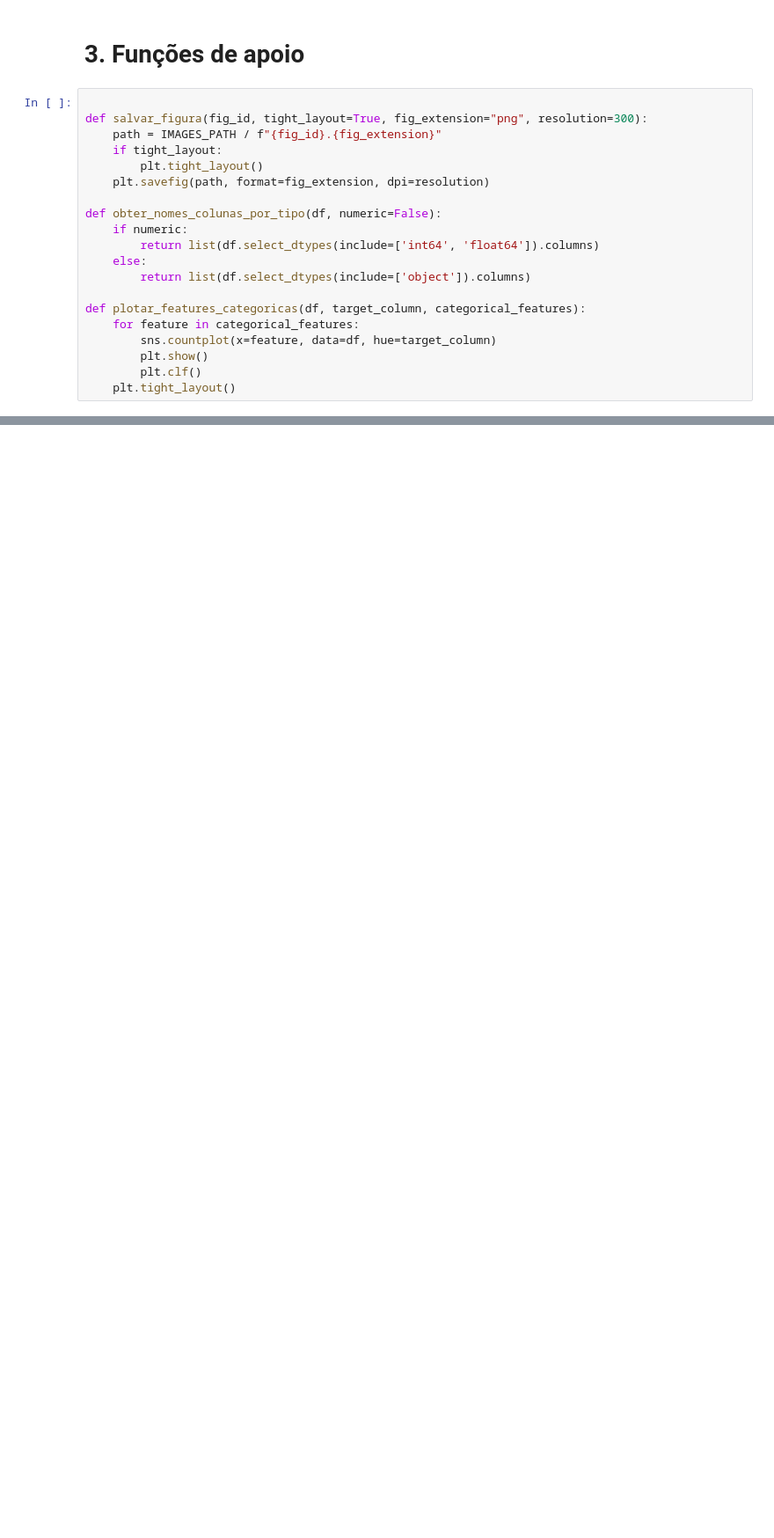
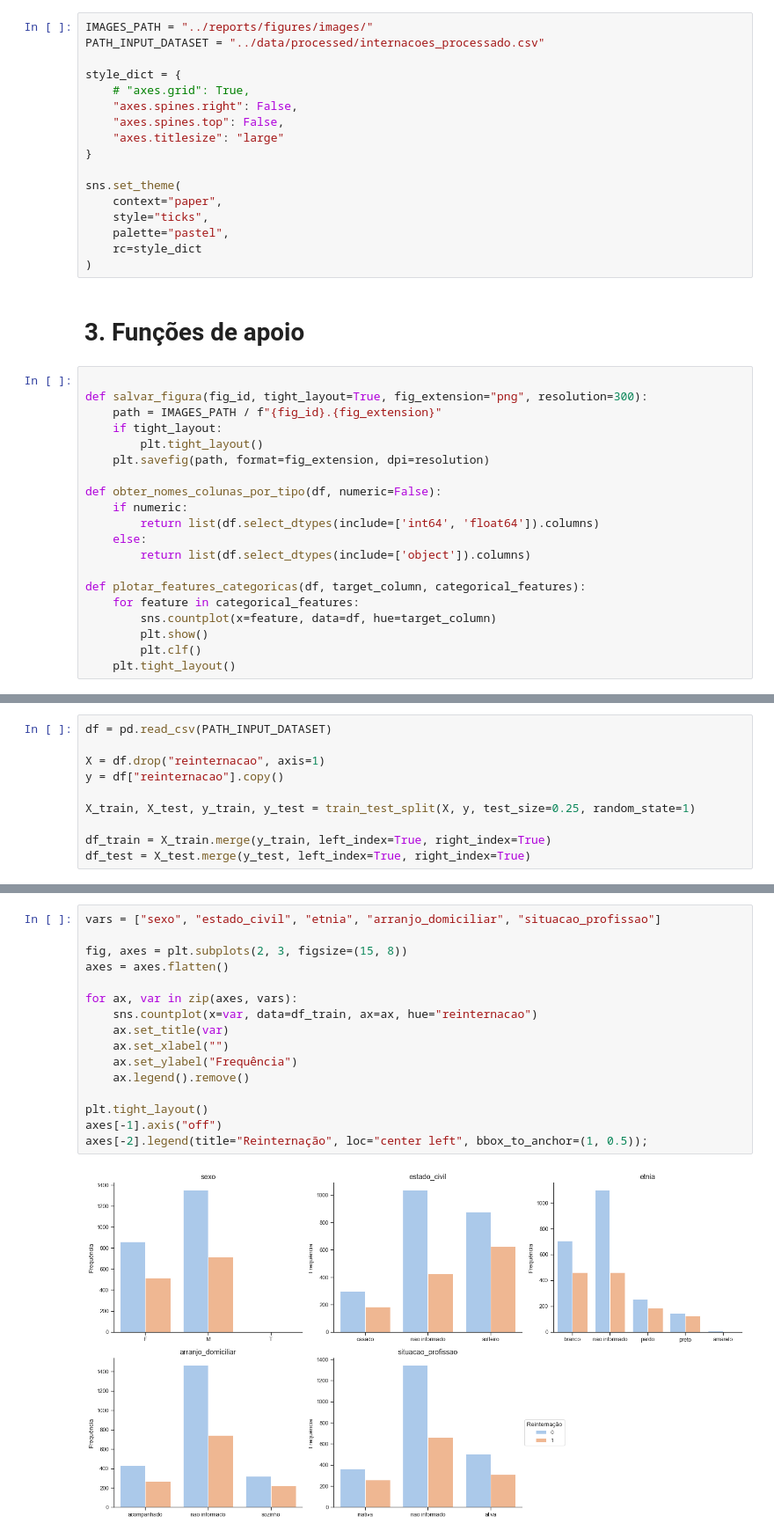
Before and after one commit to matheusnice/tcc-mba-cd-2023, a Jupyter notebook: notebooks/02-tcc-eda.ipynb, the cells around one changed output, grey strips where cells are left out. Shown at 88% size. Drawn from its saved outputs; the diff is of its cells as text; blank space fills up the shorter version.

```diff
--- a/notebooks/02-tcc-eda.ipynb
+++ b/notebooks/02-tcc-eda.ipynb
@@ -12,3 +10,20 @@ PATH_INPUT_DATASET = '../data/processed/internacoes_processado.csv'
+# %%
+IMAGES_PATH = "../reports/figures/images/"
+PATH_INPUT_DATASET = "../data/processed/internacoes_processado.csv"
+
+style_dict = {
+    # "axes.grid": True,
+    "axes.spines.right": False,
+    "axes.spines.top": False,
+    "axes.titlesize": "large"
+}
+
+sns.set_theme(
+    context="paper",
+    style="ticks",
+    palette="pastel",
+    rc=style_dict
+)
 # %% [markdown]
 # 3. Funções de apoio
 # %%
@@ -68,0 +60,10 @@ sns.countplot(x="mes_data_internacao", data=df, hue="reinternacao")
+# %%
+df = pd.read_csv(PATH_INPUT_DATASET)
+
+X = df.drop("reinternacao", axis=1)
+y = df["reinternacao"].copy()
+
+X_train, X_test, y_train, y_test = train_test_split(X, y, test_size=0.25, random_state=1)
+
+df_train = X_train.merge(y_train, left_index=True, right_index=True)
+df_test = X_test.merge(y_test, left_index=True, right_index=True)
@@ -68,0 +74,18 @@ sns.countplot(x="mes_data_internacao", data=df, hue="reinternacao")
+# %%
+vars = ["sexo", "estado_civil", "etnia", "arranjo_domiciliar", "situacao_profissao"]
+
+fig, axes = plt.subplots(2, 3, figsize=(15, 8))
+axes = axes.flatten()
+
+for ax, var in zip(axes, vars):
+    sns.countplot(x=var, data=df_train, ax=ax, hue="reinternacao")
+    ax.set_title(var)
+    ax.set_xlabel("")
+    ax.set_ylabel("Frequência")
+    ax.legend().remove()
+
+plt.tight_layout()
+axes[-1].axis("off")
+axes[-2].legend(title="Reinternação", loc="center left", bbox_to_anchor=(1, 0.5));
+# %% [output]
+[figure, added]
```
Also changed, not shown: parts of 12 cells of this notebook, 3 other files.
